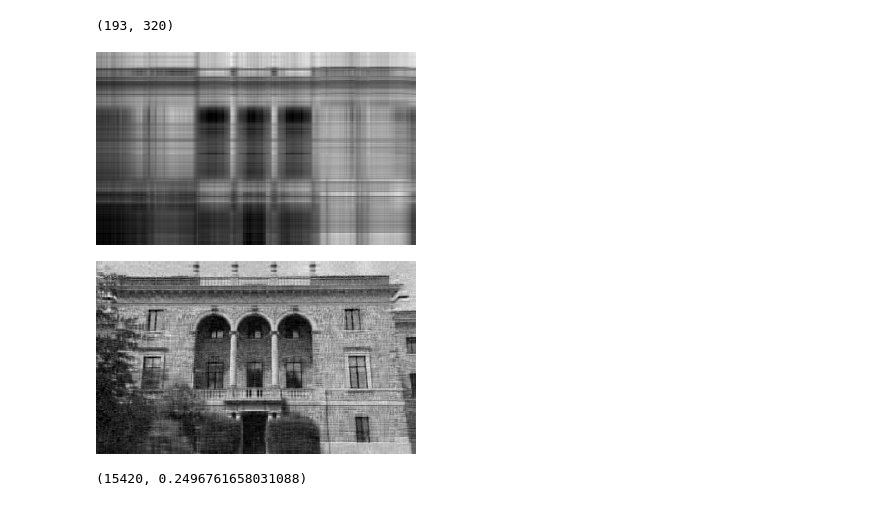
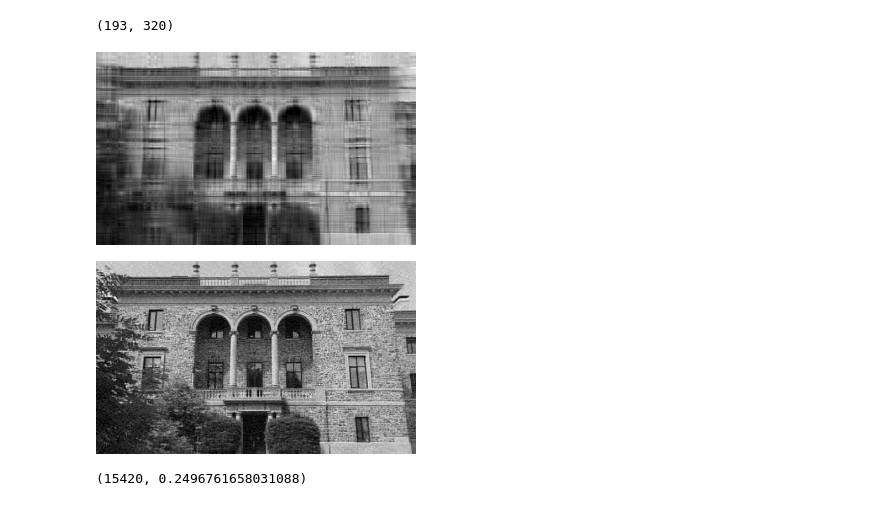
Before and after one commit to AndrewIrwin/m3210-notebooks, a Jupyter notebook: W11-SVD.ipynb, the cells around one changed output. Saved outputs shown, nothing was run; the diff lists cells and outputs as text; code cells hidden in the pictures.

```diff
--- a/W11-SVD.ipynb
+++ b/W11-SVD.ipynb
@@ -186,13 +186,13 @@ size(Chase)
 # %%
 scatter(svdvals(Chase), yscale = :log10)
 # %%
-Gray.(my_svd_approx(Chase, 3))
+Gray.(my_svd_approx(Chase, 10))
 # %% [output]
-[figure, old version]
+[figure, new version]
 # %%
-Gray.(my_svd_approx(Chase, 30))
+Gray.(my_svd_approx(Chase, 75))
 # %% [output]
-[figure, old version]
+[figure, new version]
 # %%
 svd_size(Chase, 30)
 # %% [output]
```
Also changed, not shown: parts of 7 cells of this notebook, 3 other files.
